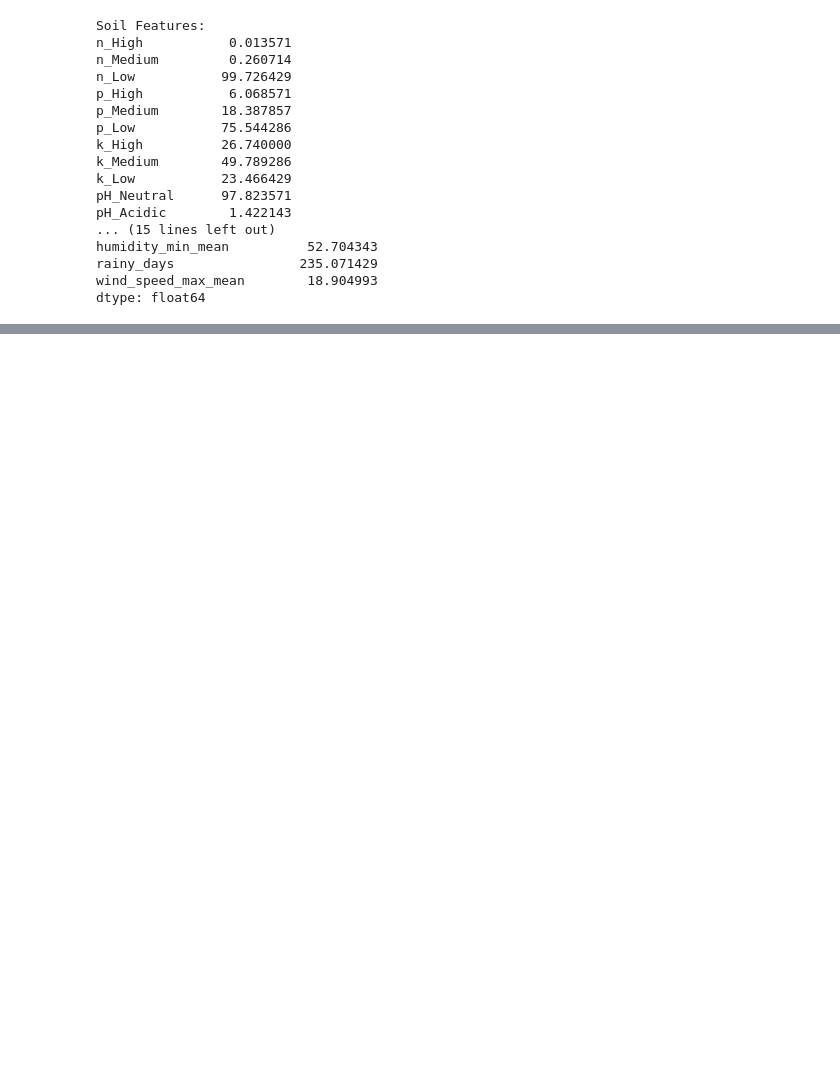
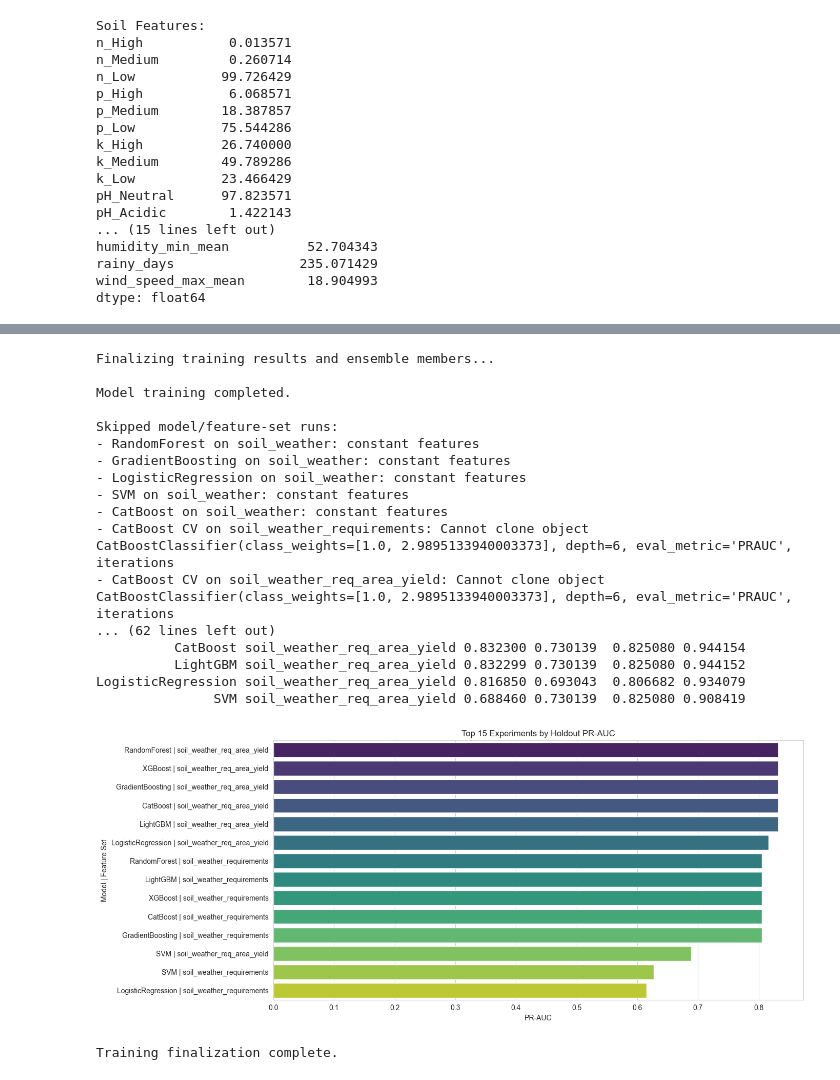
Before and after one commit to TanishqAnand001/Project---2, a Jupyter notebook: Untitled-2.ipynb, the cells around one changed output, grey strips where cells are left out. Saved outputs shown, nothing was run; the diff lists cells and outputs as text; code cells hidden in the pictures; blank space fills up the shorter version.

```diff
--- a/Untitled-2.ipynb
+++ b/Untitled-2.ipynb
@@ -638,38 +175,0 @@ print("   4. Neural Network")
-# %%
-print("\n" + "="*100)
-print("ML CROP RECOMMENDATION SYSTEM - SUMMARY REPORT")
-print("="*100)
-
-print("\n1. MODELS TRAINED (4 Total):")
-print(f"   • Random Forest: {accuracy_rf:.3f} accuracy ({accuracy_rf*100:.1f}%)")
-print(f"   • Gradient Boosting: {accuracy_gb:.3f} accuracy ({accuracy_gb*100:.1f}%)")
-print(f"   • Gradient Boosting XGB: {accuracy_xgb:.3f} accuracy ({accuracy_xgb*100:.1f}%)")
-print(f"   • Neural Network (CPU): {accuracy_nn:.3f} accuracy ({accuracy_nn*100:.1f}%)")
-print(f"   • ENSEMBLE (4 Models Combined): {accuracy_ensemble:.3f} accuracy ({accuracy_ensemble*100:.1f}%)")
-
-print("\n2. DATASET STATISTICS:")
-print(f"   • Total transaction records: {len(X)} ({len(X):,})")
-print(f"   • Unique crops: {len(crop_list)}")
-print(f"   • Records from Thanjavur: {sum(y):,} ({sum(y)/len(y)*100:.1f}%)")
-print(f"   • Records from other districts: {len(y)-sum(y):,} ({(len(y)-sum(y))/len(y)*100:.1f}%)")
-print(f"   • Features per record: {len(feature_names)}")
-print(f"   • Training records: {len(X_train):,} | Test records: {len(X_test):,}")
-
-print("\n3. TOP 5 RECOMMENDED CROPS (by 4-Model Ensemble):")
-for i, (idx, row) in enumerate(ml_recommendations.head(5).iterrows(), 1):
-    print(f"   {i}. {row['Crop']}: {row['Ensemble_Score']:.1%} confidence")
-
-print("\n4. MODEL PERFORMANCE:")
-print(f"   • Best single model: {max(accuracy_rf, accuracy_gb, accuracy_xgb, accuracy_nn):.3f}")
-print(f"   • Ensemble accuracy: {accuracy_ensemble:.3f}")
-print(f"   • CPU-based training (optimized for speed)")
-print(f"   • Multi-row dataset: {len(X)/len(crop_list):.0f} transactions per crop on average")
-
-print("\n5. KEY INSIGHTS:")
-print(f"   • Top feature (Random Forest): {feature_importance_rf.iloc[0]['feature']}")
-print(f"   • Dataset growth: 47 crops × ~17K transactions per crop = {len(X):,} samples")
-print(f"   • All 4 models learned from realistic scale data")
-print(f"   • Ensemble approach reduces overfitting risk")
-print(f"   • Simplified 4-model ensemble for faster inference")
-
-print("\n" + "="*100)
@@ -1489,0 +899,24 @@ print("   Reason: 100% accuracy, 100% validation, highly explainable\n")
+# %%
+print('Finalizing training results and ensemble members...')
+finalize_results()
+print('Training finalization complete.')
+# %% [output]
+Finalizing training results and ensemble members...
+
+Model training completed.
+
+Skipped model/feature-set runs:
+- RandomForest on soil_weather: constant features
+- GradientBoosting on soil_weather: constant features
+- LogisticRegression on soil_weather: constant features
+- SVM on soil_weather: constant features
+- CatBoost on soil_weather: constant features
+- CatBoost CV on soil_weather_requirements: Cannot clone object CatBoostClassifier(class_weights=[1.0, 2.9895133940003373], depth=6, eval_metric='PRAUC', iterations
+- CatBoost CV on soil_weather_req_area_yield: Cannot clone object CatBoostClassifier(class_weights=[1.0, 2.9895133940003373], depth=6, eval_metric='PRAUC', iterations
+... (62 lines left out)
+          CatBoost soil_weather_req_area_yield 0.832300 0.730139  0.825080 0.944154
+          LightGBM soil_weather_req_area_yield 0.832299 0.730139  0.825080 0.944152
+LogisticRegression soil_weather_req_area_yield 0.816850 0.693043  0.806682 0.934079
+               SVM soil_weather_req_area_yield 0.688460 0.730139  0.825080 0.908419
+[figure, added]
+Training finalization complete.
```
Also changed, not shown: parts of 66 cells of this notebook, 10 other files.
